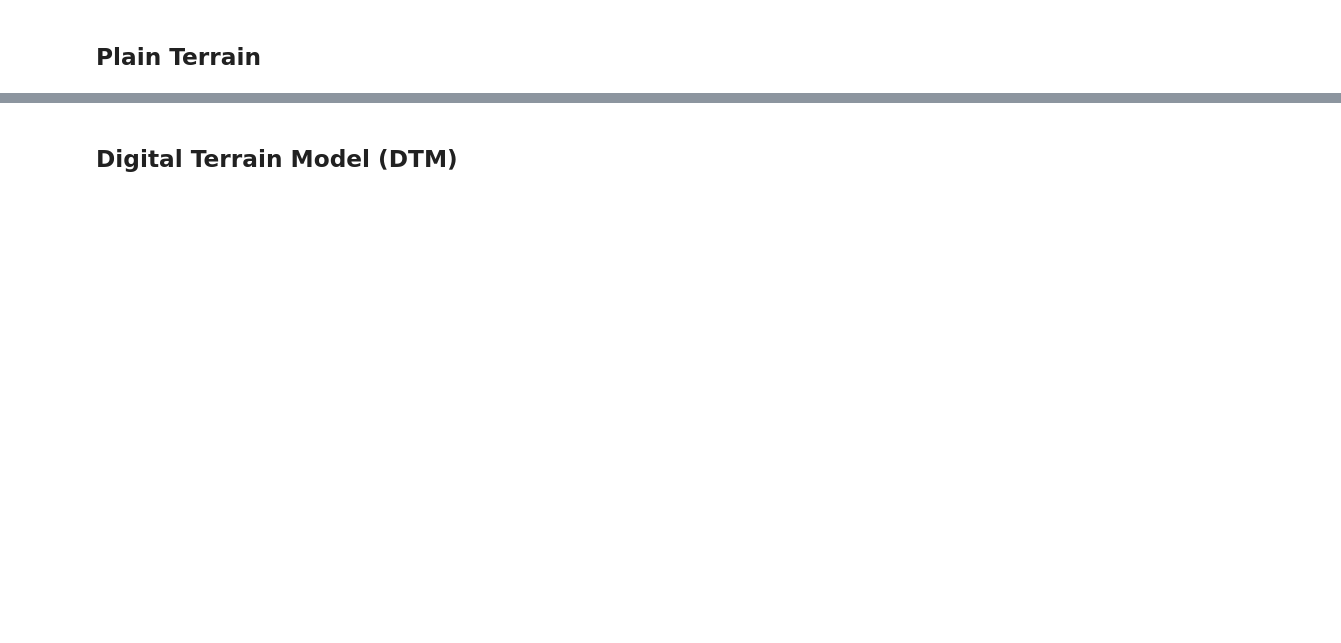
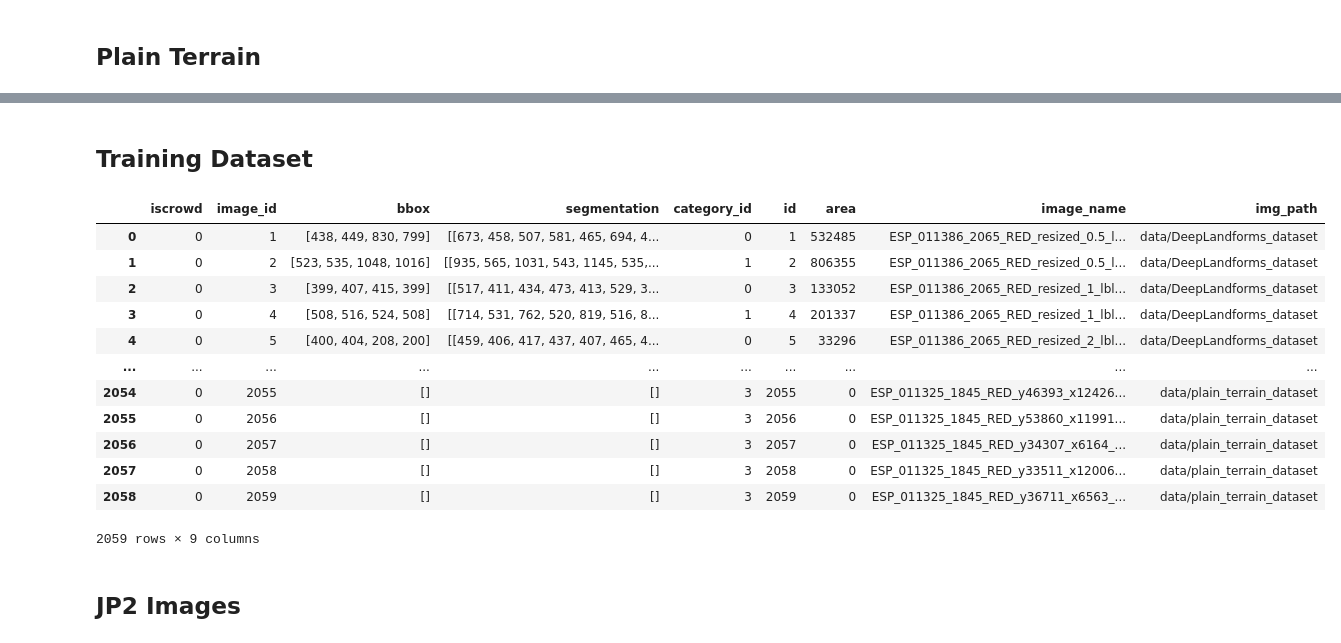
Before and after one commit to GianM0027/lavatube_finder, a Jupyter notebook: data_overview.ipynb, the cells around one changed output, grey strips where cells are left out. Cells and saved outputs as stored; diff of their text form; code cells hidden in the pictures; blank space fills up the shorter version.

Commit message:
Data collection and mock model training

```diff
--- a/data_overview.ipynb
+++ b/data_overview.ipynb
@@ -367,5 +364,58 @@ plain_terrain_annotations
+# %% [markdown]
+## Training Dataset
+# %%
+SAVE_DATASET = False
+
+image_names = []
+for id in deep_landforms_metadata_annotations["image_id"]:
+    image_name = deep_landforms_metadata_imgs.loc[deep_landforms_metadata_imgs["id"] == id]["file_name"].item()
+    image_names.append(image_name)
+
+# 1. Create a copy to avoid modifying the original dataframe
+filtered_landforms_annotations = deep_landforms_metadata_annotations.copy()
+
+# 2. Add "image_name" and "img_path" columns to landforms
+filtered_landforms_annotations["image_name"] = image_names
+filtered_landforms_annotations["img_path"] = "data/DeepLandforms_dataset"
+
+# 3. Keep all landform categories as their own classes now:
+#    Type-1=0, Type-4=1, Type-2=2 (previously Type-2 was dropped and its
+#    id reused for plain terrain -- now plain terrain gets its own id below)
+
+# 4. Prepare plain terrain annotations, mapped to a free category_id (3)
+plain_terrain_df = plain_terrain_annotations.copy()
+plain_terrain_df["img_path"] = "data/plain_terrain_dataset"
+plain_terrain_df["category_id"] = 3
+
+# 5. Concatenate into a new merged dataframe variable
+merged_annotations = pd.concat(
+    [filtered_landforms_annotations, plain_terrain_df],
+    join="inner",
+    ignore_index=True,
+)
+
+if SAVE_DATASET:
+    merged_annotations.to_json(
+        os.path.join(data_path, "final_data", "image_dataset.json")
+    )
+
+merged_annotations
+# %% [output]
+|  | iscrowd | image_id | bbox | segmentation | category_id | id | area | image_name | img_path |
+| 0 | 0 | 1 | [438, 449, 830, 799] | [[673, 458, 507, 581, 465, 694, 4... | 0 | 1 | 532485 | ESP_011386_2065_RED_resized_0.5_l... | data/DeepLandforms_dataset |
+| 1 | 0 | 2 | [523, 535, 1048, 1016] | [[935, 565, 1031, 543, 1145, 535,... | 1 | 2 | 806355 | ESP_011386_2065_RED_resized_0.5_l... | data/DeepLandforms_dataset |
+| 2 | 0 | 3 | [399, 407, 415, 399] | [[517, 411, 434, 473, 413, 529, 3... | 0 | 3 | 133052 | ESP_011386_2065_RED_resized_1_lbl... | data/DeepLandforms_dataset |
+| 3 | 0 | 4 | [508, 516, 524, 508] | [[714, 531, 762, 520, 819, 516, 8... | 1 | 4 | 201337 | ESP_011386_2065_RED_resized_1_lbl... | data/DeepLandforms_dataset |
+| 4 | 0 | 5 | [400, 404, 208, 200] | [[459, 406, 417, 437, 407, 465, 4... | 0 | 5 | 33296 | ESP_011386_2065_RED_resized_2_lbl... | data/DeepLandforms_dataset |
+| ... | ... | ... | ... | ... | ... | ... | ... | ... | ... |
+| 2054 | 0 | 2055 | [] | [] | 3 | 2055 | 0 | ESP_011325_1845_RED_y46393_x12426... | data/plain_terrain_dataset |
+| 2055 | 0 | 2056 | [] | [] | 3 | 2056 | 0 | ESP_011325_1845_RED_y53860_x11991... | data/plain_terrain_dataset |
+| 2056 | 0 | 2057 | [] | [] | 3 | 2057 | 0 | ESP_011325_1845_RED_y34307_x6164_... | data/plain_terrain_dataset |
+| 2057 | 0 | 2058 | [] | [] | 3 | 2058 | 0 | ESP_011325_1845_RED_y33511_x12006... | data/plain_terrain_dataset |
+| 2058 | 0 | 2059 | [] | [] | 3 | 2059 | 0 | ESP_011325_1845_RED_y36711_x6563_... | data/plain_terrain_dataset |
+2059 rows × 9 columns
 # %% [markdown]
-## Digital Terrain Model (DTM)
+## JP2 Images
 # %%
 filepath = "data/DTMs/ESP_043599_1650_RED.JP2"
 dtm_file = HiriseDTM(filepath)
```
Also changed, not shown: parts of 9 cells of this notebook, 8 other files.
